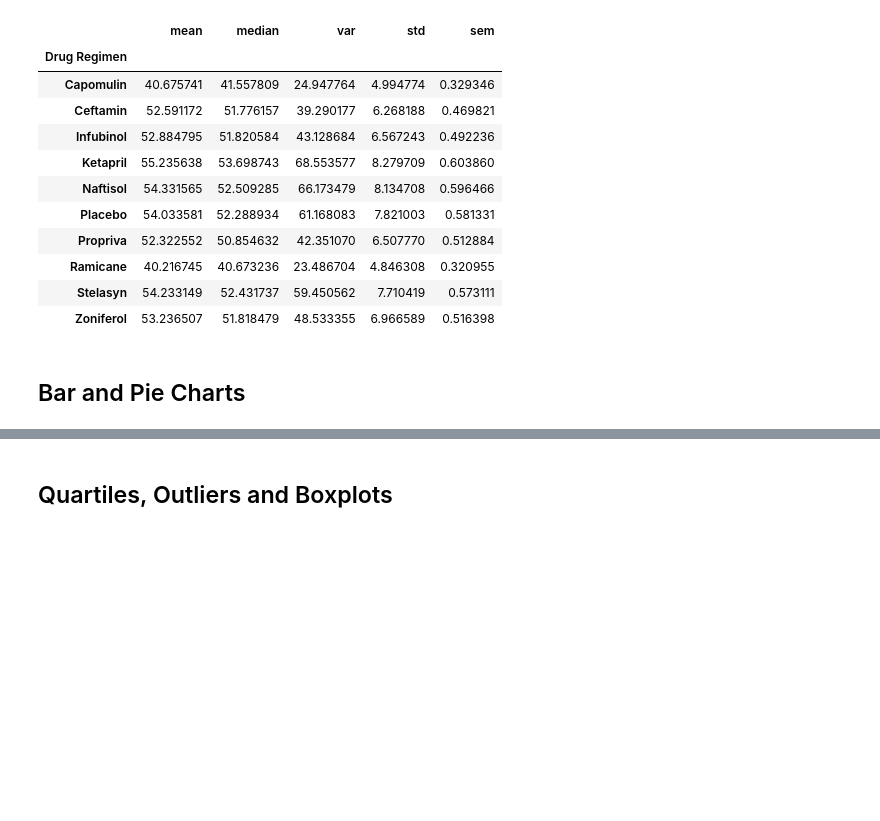
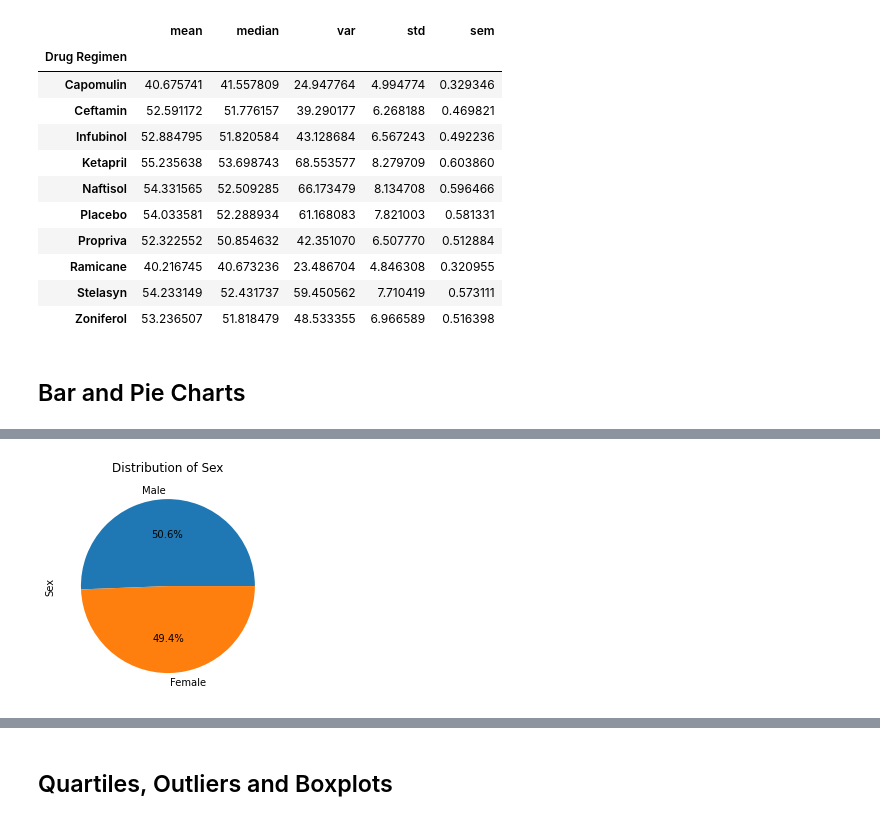
Before and after one commit to Master-Leo/Summary-Statistics-Challenge, a Jupyter notebook: pymaceuticals_starter.ipynb, the cells around one changed output, grey strips where cells are left out. Drawn from its saved outputs; the diff is of its cells as text; code cells hidden in the pictures; blank space fills up the shorter version.

```diff
--- a/pymaceuticals_starter.ipynb
+++ b/pymaceuticals_starter.ipynb
@@ -224,4 +222,12 @@ plt.show()
 # %%
 # Generate a pie plot showing the distribution of female versus male mice using Pandas
+
+gender_data = data_combined["Sex"].value_counts()
+gender_data
+
+gender_data.plot.pie(autopct= "%1.1f%%",title="Distribution of Sex")
+plt.show()
+# %% [output]
+[figure, added]
 # %%
 # Generate a pie plot showing the distribution of female versus male mice using pyplot
```
Also changed, not shown: parts of 4 cells of this notebook.
